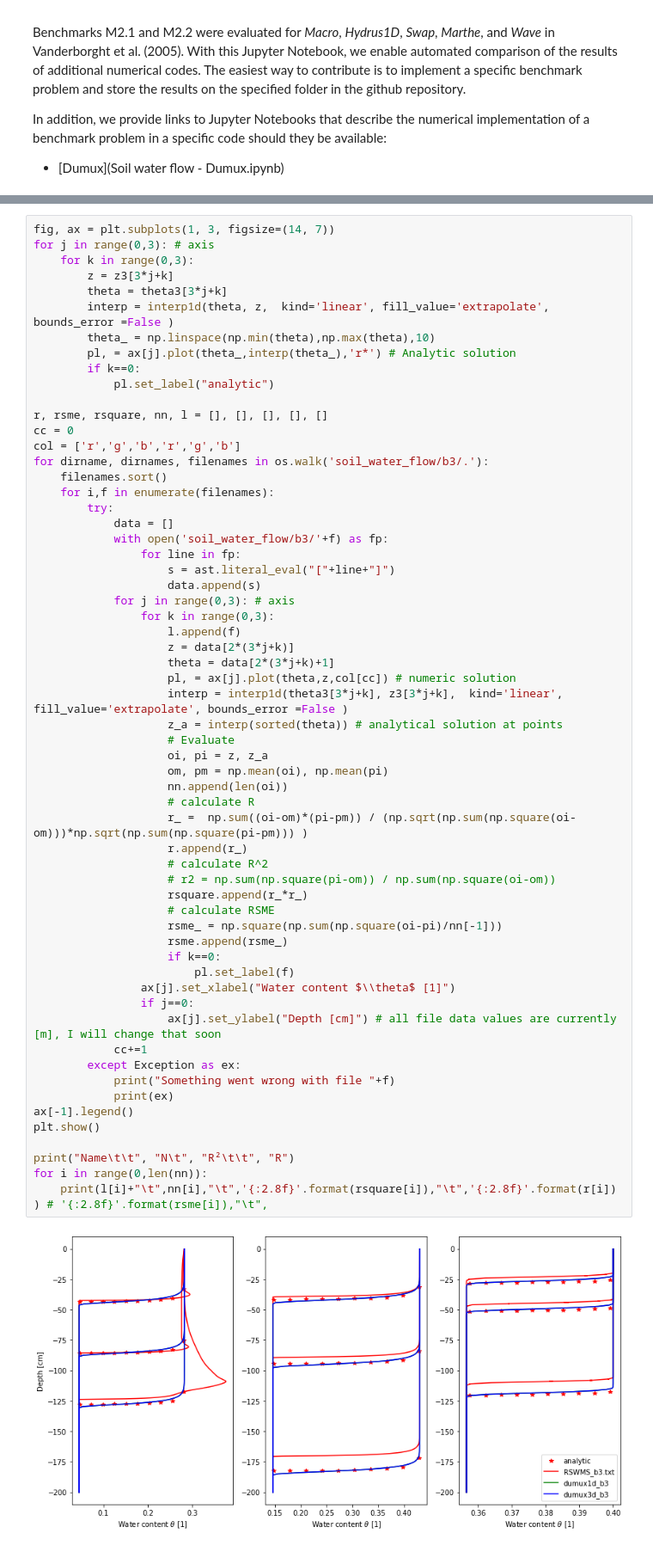
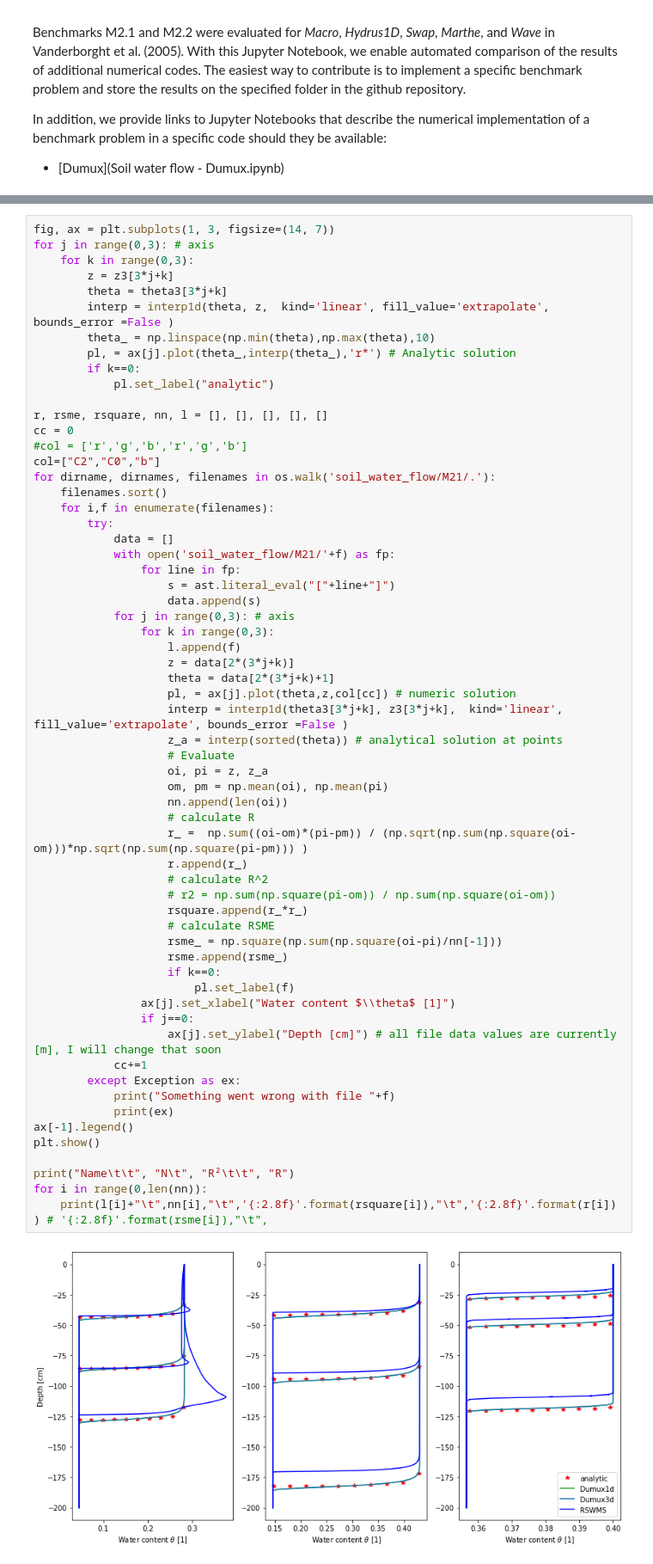
Before and after one commit to RSA-benchmarks/collaborative-comparison, a Jupyter notebook: Water flow in soil.ipynb, the cells around one changed output, grey strips where cells are left out. Shown at 86% size. Saved outputs shown, nothing was run; the diff lists cells and outputs as text.

```diff
--- a/Water flow in soil.ipynb
+++ b/Water flow in soil.ipynb
@@ -250,13 +250,14 @@ for j in range(0,3): # axis
 
 r, rsme, rsquare, nn, l = [], [], [], [], []
 cc = 0
-col = ['r','g','b','r','g','b']
-for dirname, dirnames, filenames in os.walk('soil_water_flow/b3/.'):
+#col = ['r','g','b','r','g','b']
+col=["C2","C0","b"]
+for dirname, dirnames, filenames in os.walk('soil_water_flow/M21/.'):
     filenames.sort()
     for i,f in enumerate(filenames):
         try:
             data = []
-            with open('soil_water_flow/b3/'+f) as fp:
+            with open('soil_water_flow/M21/'+f) as fp:
                 for line in fp:
                     s = ast.literal_eval("["+line+"]")
                     data.append(s)
@@ -270,32 +271,32 @@ for dirname, dirnames, filenames in os.walk('soil_water_flow/b3/.'):
                     z_a = interp(sorted(theta)) # analytical solution at points
                     # Evaluate
                     oi, pi = z, z_a
                     om, pm = np.mean(oi), np.mean(pi)
                     nn.append(len(oi))
                     # calculate R
                     r_ =  np.sum((oi-om)*(pi-pm)) / (np.sqrt(np.sum(np.square(oi-om)))*np.sqrt(np.sum(np.square(pi-pm))) )
                     r.append(r_)
                     # calculate R^2
                     # r2 = np.sum(np.square(pi-om)) / np.sum(np.square(oi-om))
                     rsquare.append(r_*r_)
                     # calculate RSME
                     rsme_ = np.square(np.sum(np.square(oi-pi)/nn[-1]))
                     rsme.append(rsme_)
                     if k==0:
                         pl.set_label(f)
                 ax[j].set_xlabel("Water content $\\theta$ [1]")
                 if j==0:
                     ax[j].set_ylabel("Depth [cm]") # all file data values are currently [m], I will change that soon
             cc+=1
         except Exception as ex:
             print("Something went wrong with file "+f)
             print(ex)
 ax[-1].legend()
 plt.show()
 
 print("Name\t\t", "N\t", "R²\t\t", "R")
 for i in range(0,len(nn)):
     print(l[i]+"\t",nn[i],"\t",'{:2.8f}'.format(rsquare[i]),"\t",'{:2.8f}'.format(r[i]) ) # '{:2.8f}'.format(rsme[i]),"\t",
 # %% [output]
-[figure, old version]
+[figure, new version]
 Name             N       R²              R
```
Also changed, not shown: parts of 4 cells of this notebook, 1 other file.
